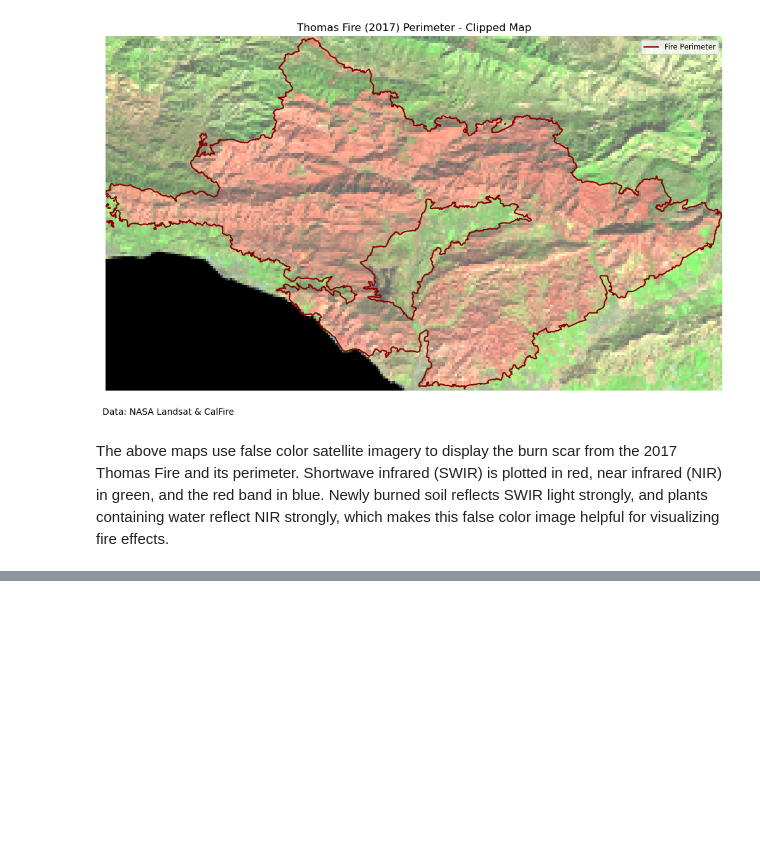
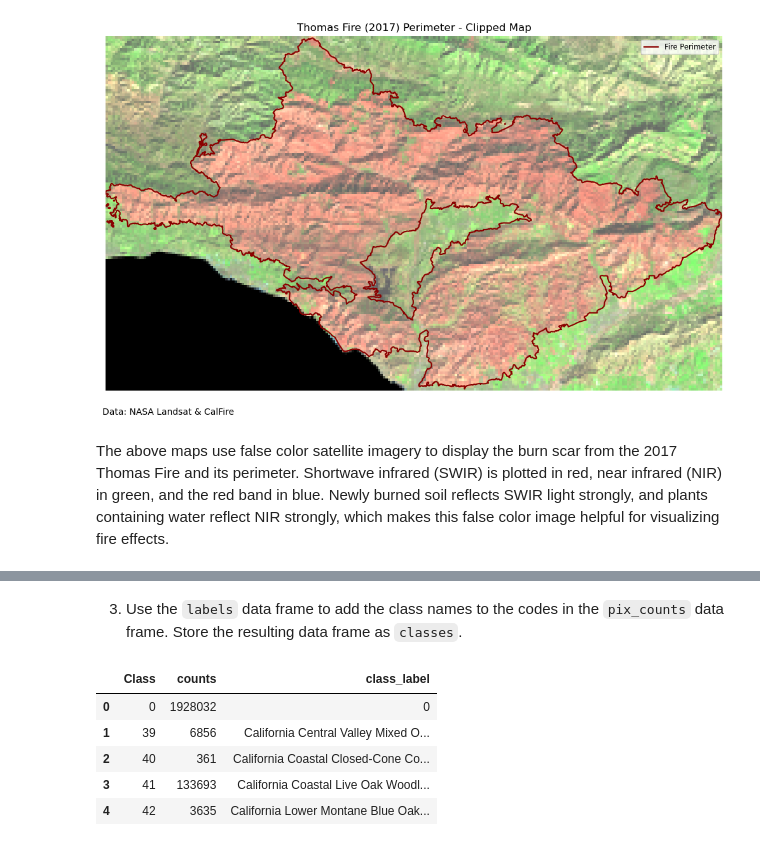
Before and after one commit to leirubinstein/eds220-hwk4, a Jupyter notebook: thomas-fire-blogpost.ipynb, the cells around one changed output, grey strips where cells are left out. Drawn from its saved outputs; the diff is of its cells as text; code cells hidden in the pictures; blank space fills up the shorter version.

```diff
--- a/thomas-fire-blogpost.ipynb
+++ b/thomas-fire-blogpost.ipynb
@@ -225,0 +352,16 @@ The above maps use false color satellite imagery to display the burn scar from t
+# %% [markdown]
+3. Use the `labels` data frame to add the class names to the codes in the `pix_counts` data frame. Store the resulting data frame as `classes`.
+# %%
+# Rename the 'code' column in labels to match 'Class' in pix_counts
+labels = labels.rename(columns={'code': 'Class'})
+
+# Merge the dataframes
+classes = pd.merge(pix_counts, labels, on='Class', how='left')
+classes.head()
+# %% [output]
+|  | Class | counts | class_label |
+| 0 | 0 | 1928032 | 0 |
+| 1 | 39 | 6856 | California Central Valley Mixed O... |
+| 2 | 40 | 361 | California Coastal Closed-Cone Co... |
+| 3 | 41 | 133693 | California Coastal Live Oak Woodl... |
+| 4 | 42 | 3635 | California Lower Montane Blue Oak... |
```
Also changed, not shown: parts of 44 cells of this notebook.
